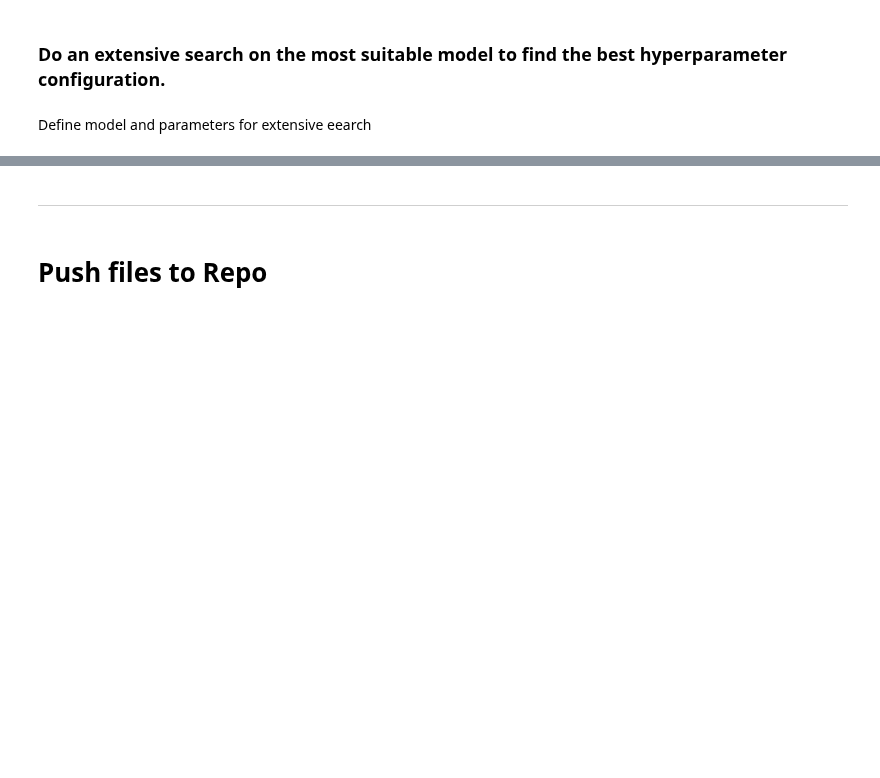
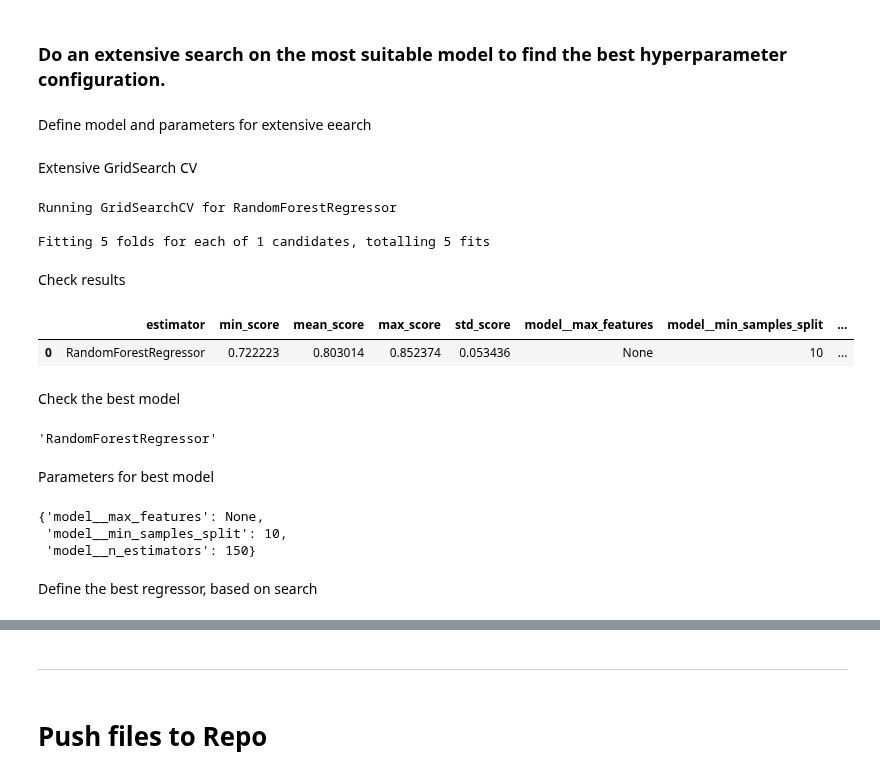
Before and after one commit to helenmurugan/heritage-housing-issues, a Jupyter notebook: jupyter_notebooks/05_Modelling_and_Evaluation.ipynb, the cells around one changed output, grey strips where cells are left out. Cells and saved outputs as stored; diff of their text form; code cells hidden in the pictures; blank space fills up the shorter version.

```diff
--- a/jupyter_notebooks/05_Modelling_and_Evaluation.ipynb
+++ b/jupyter_notebooks/05_Modelling_and_Evaluation.ipynb
@@ -282,6 +282,11 @@ Define model and parameters for extensive eearch
 
 models_search = {
     "RandomForestRegressor": RandomForestRegressor(random_state=0),
+    # "ExtraTreesRegressor": ExtraTreesRegressor(random_state=0),
+    # "GradientBoostingRegressor": GradientBoostingRegressor(random_state=0),
+    # "LinearRegression": LinearRegression(random_state=0),
+    # "XGBRegressor": XGBRegressor(random_state=0),
+    # "AdaBoostRegressor": AdaBoostRegressor(random_state=0),
 }
 
 # documentation to help on hyperparameter list:
@@ -290,10 +295,51 @@ models_search = {
 # https://inria.github.io/scikit-learn-mooc/python_scripts/ensemble_hyperparameters.html
 
 params_search = {
-    "GradientBoostingRegressor": {
-        'model__n_estimators': [10, 50, 100, 150], #default is 100
-        'model__criterion': ['squared_error', 'absolute_error', 'friedman_mse', 'poisson'], #default is squared-error
+    "RandomForestRegressor": {
+        'model__n_estimators': [150], # default = 100
+        'model__min_samples_split': [10], # default = 2
+        'model__max_features':[None], # default = 1.0
 
-
+        # parameters used for extensive grid search
+        # 'model__n_estimators': [10, 50, 100, 150], # default = 100
+        # 'model__max_depth': [3, 5, 10, None], # default = None
+        # 'model__min_samples_split': [2, 10, 50], # default = 2
+        # 'model__min_samples_leaf': [1, 10, 50], # default = 1
+        # 'model__max_features':[1.0, 'sqrt', 'log2', None], # default = 1.0
+        # 'model__bootstrap': [True, False] # deafult = True
     }
 }
+# %% [markdown]
+Extensive GridSearch CV
+# %%
+search = HyperparameterOptimizationSearch(models=models_search, params=params_search)
+search.fit(X_train, y_train, scoring = 'r2', n_jobs=-1, cv=5)
+# %% [output]
+Running GridSearchCV for RandomForestRegressor
+
+Fitting 5 folds for each of 1 candidates, totalling 5 fits
+# %% [markdown]
+Check results
+# %%
+grid_search_summary, grid_search_pipelines = search.score_summary(sort_by='mean_score')
+grid_search_summary
+# %% [output]
+|  | estimator | min_score | mean_score | max_score | std_score | model__max_features | model__min_samples_split | ... |
+| 0 | RandomForestRegressor | 0.722223 | 0.803014 | 0.852374 | 0.053436 | None | 10 | ... |
+# %% [markdown]
+Check the best model
+# %%
+best_model = grid_search_summary.iloc[0, 0]
+best_model
+# %% [output]
+'RandomForestRegressor'
+# %% [markdown]
+Parameters for best model
+# %%
+grid_search_pipelines[best_model].best_params_
+# %% [output]
+{'model__max_features': None,
+ 'model__min_samples_split': 10,
+ 'model__n_estimators': 150}
+# %% [markdown]
+Define the best regressor, based on search
```
Also changed, not shown: parts of 7 cells of this notebook.
